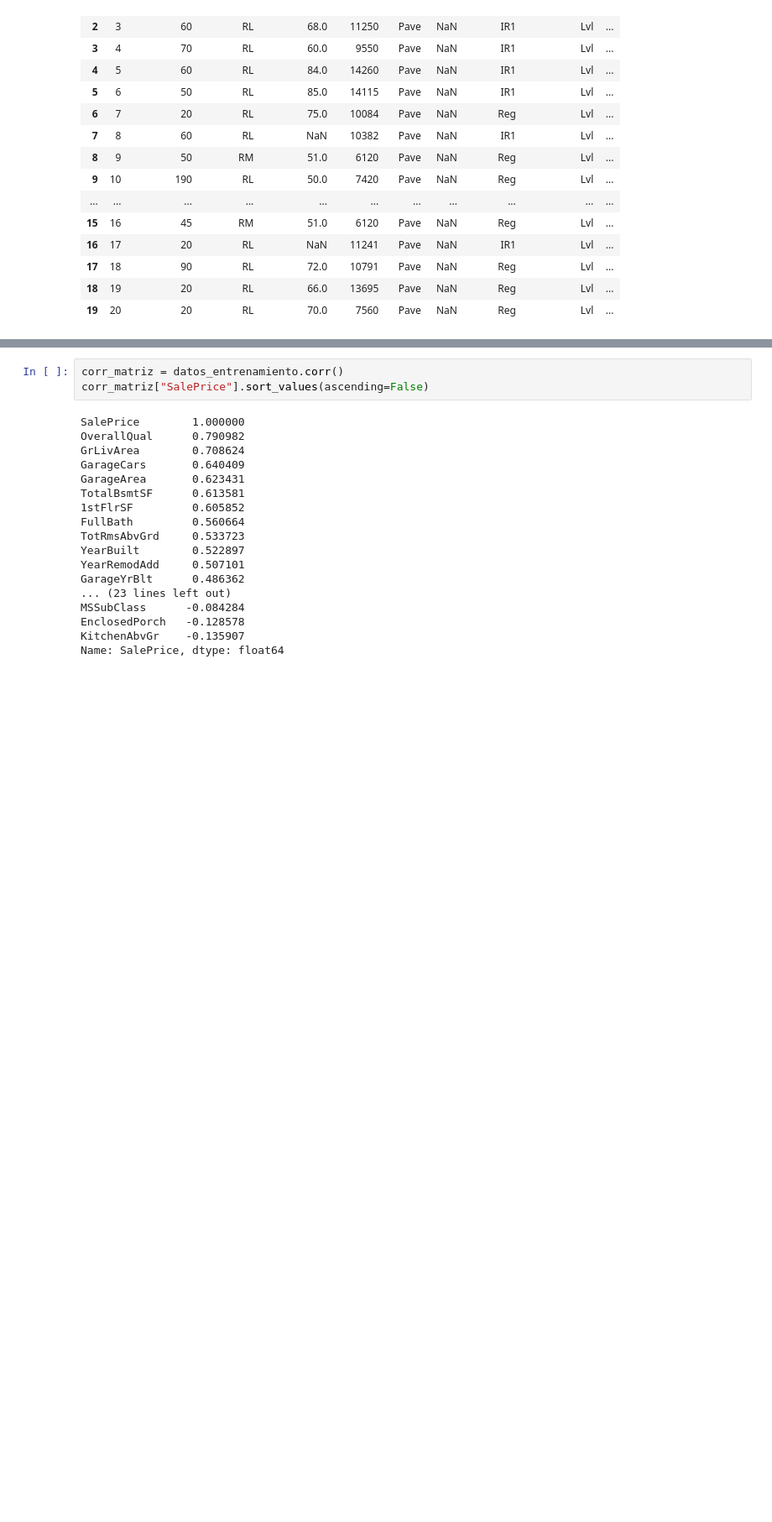
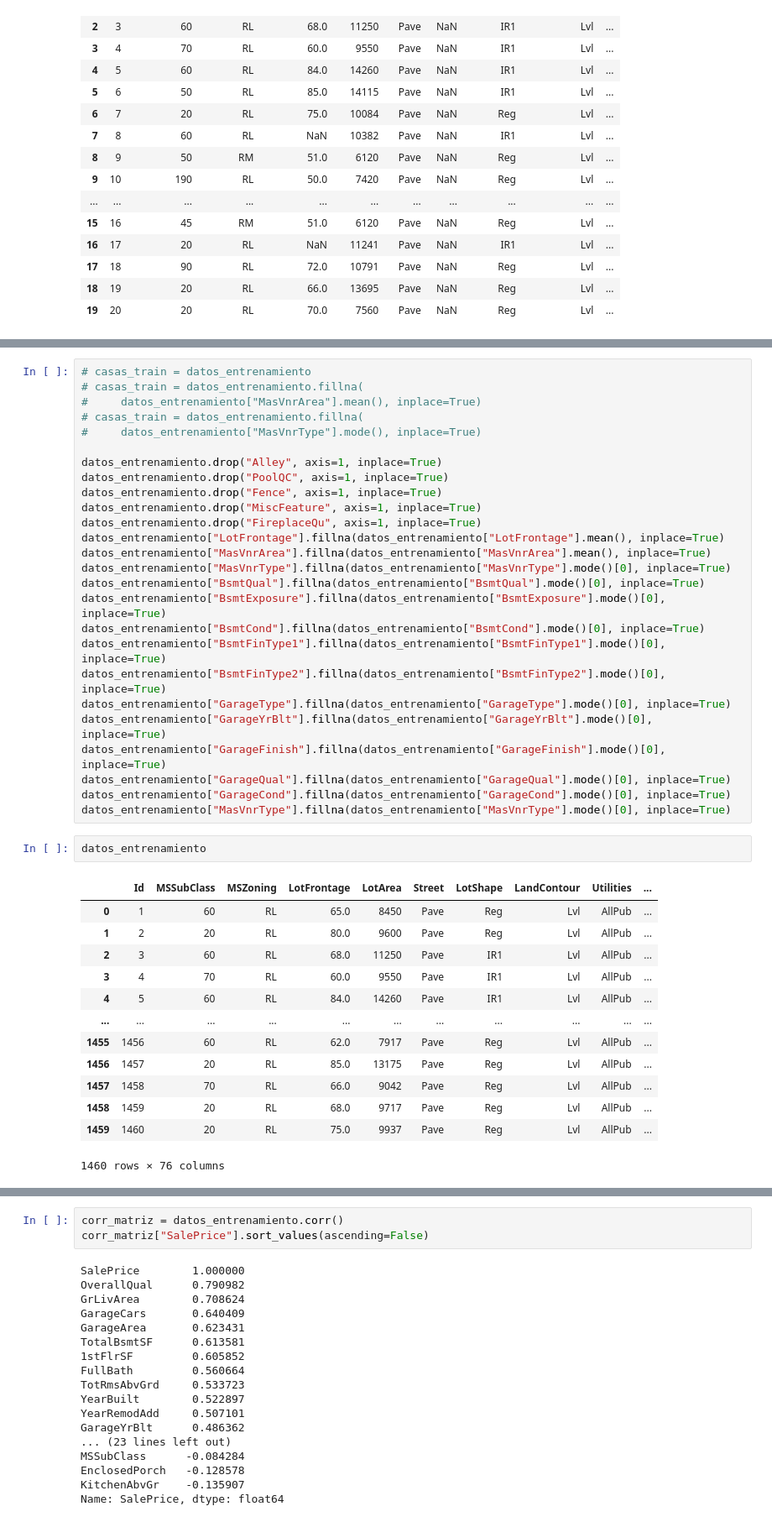
Before and after one commit to Calles98/Proyecto-RP, a Jupyter notebook: Proyecto RP/Untitled.ipynb, the cells around one changed output, grey strips where cells are left out. Shown at 84% size. Cells and saved outputs as stored; diff of their text form; blank space fills up the shorter version.

```diff
--- a/Proyecto RP/Untitled.ipynb
+++ b/Proyecto RP/Untitled.ipynb
@@ -32,3 +52,45 @@ datos_entrenamiento.head(20)
+# %%
+# casas_train = datos_entrenamiento
+# casas_train = datos_entrenamiento.fillna(
+#     datos_entrenamiento["MasVnrArea"].mean(), inplace=True)
+# casas_train = datos_entrenamiento.fillna(
+#     datos_entrenamiento["MasVnrType"].mode(), inplace=True)
+
+datos_entrenamiento.drop("Alley", axis=1, inplace=True)
+datos_entrenamiento.drop("PoolQC", axis=1, inplace=True)
+datos_entrenamiento.drop("Fence", axis=1, inplace=True)
+datos_entrenamiento.drop("MiscFeature", axis=1, inplace=True)
+datos_entrenamiento.drop("FireplaceQu", axis=1, inplace=True)
+datos_entrenamiento["LotFrontage"].fillna(datos_entrenamiento["LotFrontage"].mean(), inplace=True)
+datos_entrenamiento["MasVnrArea"].fillna(datos_entrenamiento["MasVnrArea"].mean(), inplace=True)
+datos_entrenamiento["MasVnrType"].fillna(datos_entrenamiento["MasVnrType"].mode()[0], inplace=True)
+datos_entrenamiento["BsmtQual"].fillna(datos_entrenamiento["BsmtQual"].mode()[0], inplace=True)
+datos_entrenamiento["BsmtExposure"].fillna(datos_entrenamiento["BsmtExposure"].mode()[0], inplace=True)
+datos_entrenamiento["BsmtCond"].fillna(datos_entrenamiento["BsmtCond"].mode()[0], inplace=True)
+datos_entrenamiento["BsmtFinType1"].fillna(datos_entrenamiento["BsmtFinType1"].mode()[0], inplace=True)
+datos_entrenamiento["BsmtFinType2"].fillna(datos_entrenamiento["BsmtFinType2"].mode()[0], inplace=True)
+datos_entrenamiento["GarageType"].fillna(datos_entrenamiento["GarageType"].mode()[0], inplace=True)
+datos_entrenamiento["GarageYrBlt"].fillna(datos_entrenamiento["GarageYrBlt"].mode()[0], inplace=True)
+datos_entrenamiento["GarageFinish"].fillna(datos_entrenamiento["GarageFinish"].mode()[0], inplace=True)
+datos_entrenamiento["GarageQual"].fillna(datos_entrenamiento["GarageQual"].mode()[0], inplace=True)
+datos_entrenamiento["GarageCond"].fillna(datos_entrenamiento["GarageCond"].mode()[0], inplace=True)
+datos_entrenamiento["MasVnrType"].fillna(datos_entrenamiento["MasVnrType"].mode()[0], inplace=True)
+# %%
+datos_entrenamiento
+# %% [output]
+|  | Id | MSSubClass | MSZoning | LotFrontage | LotArea | Street | LotShape | LandContour | Utilities | ... |
+| 0 | 1 | 60 | RL | 65.0 | 8450 | Pave | Reg | Lvl | AllPub | ... |
+| 1 | 2 | 20 | RL | 80.0 | 9600 | Pave | Reg | Lvl | AllPub | ... |
+| 2 | 3 | 60 | RL | 68.0 | 11250 | Pave | IR1 | Lvl | AllPub | ... |
+| 3 | 4 | 70 | RL | 60.0 | 9550 | Pave | IR1 | Lvl | AllPub | ... |
+| 4 | 5 | 60 | RL | 84.0 | 14260 | Pave | IR1 | Lvl | AllPub | ... |
+| ... | ... | ... | ... | ... | ... | ... | ... | ... | ... | ... |
+| 1455 | 1456 | 60 | RL | 62.0 | 7917 | Pave | Reg | Lvl | AllPub | ... |
+| 1456 | 1457 | 20 | RL | 85.0 | 13175 | Pave | Reg | Lvl | AllPub | ... |
+| 1457 | 1458 | 70 | RL | 66.0 | 9042 | Pave | Reg | Lvl | AllPub | ... |
+| 1458 | 1459 | 20 | RL | 68.0 | 9717 | Pave | Reg | Lvl | AllPub | ... |
+| 1459 | 1460 | 20 | RL | 75.0 | 9937 | Pave | Reg | Lvl | AllPub | ... |
+1460 rows × 76 columns
 # %%
 datos_entrenamiento.info()
 # %% [output]
```
Also changed, not shown: parts of 2 cells of this notebook.
